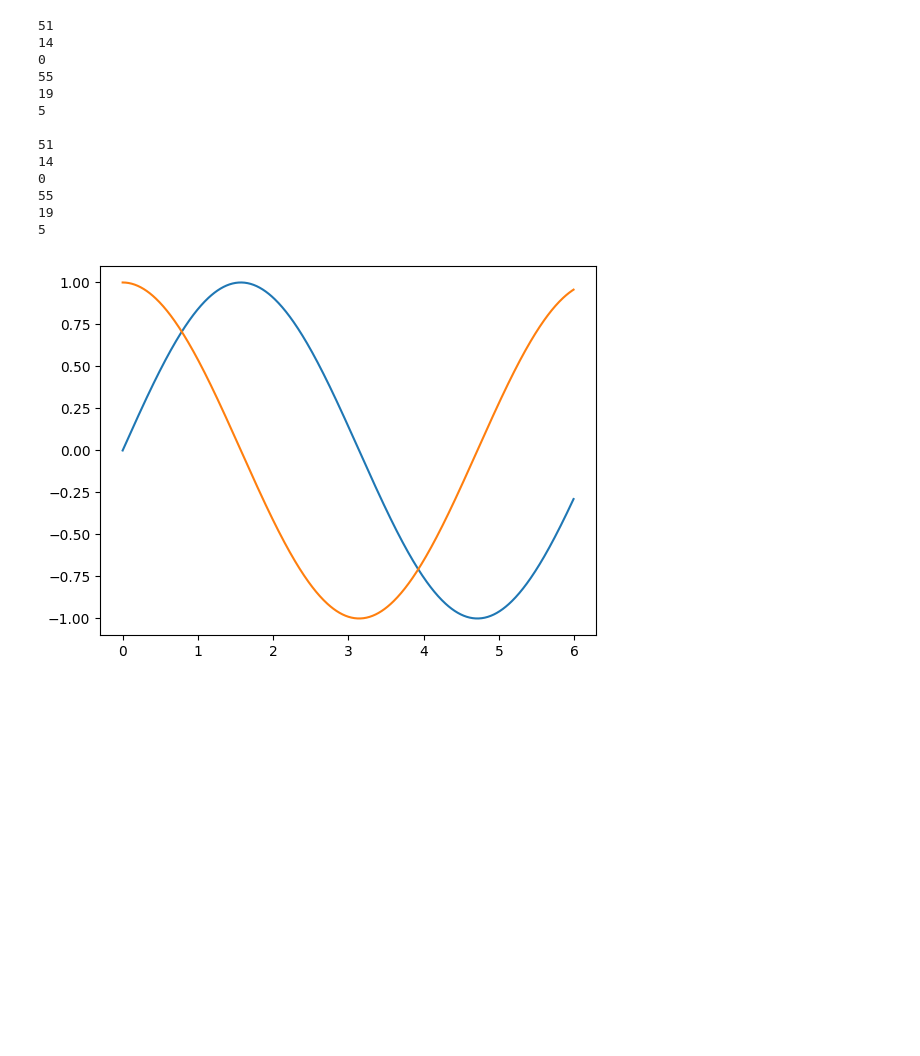
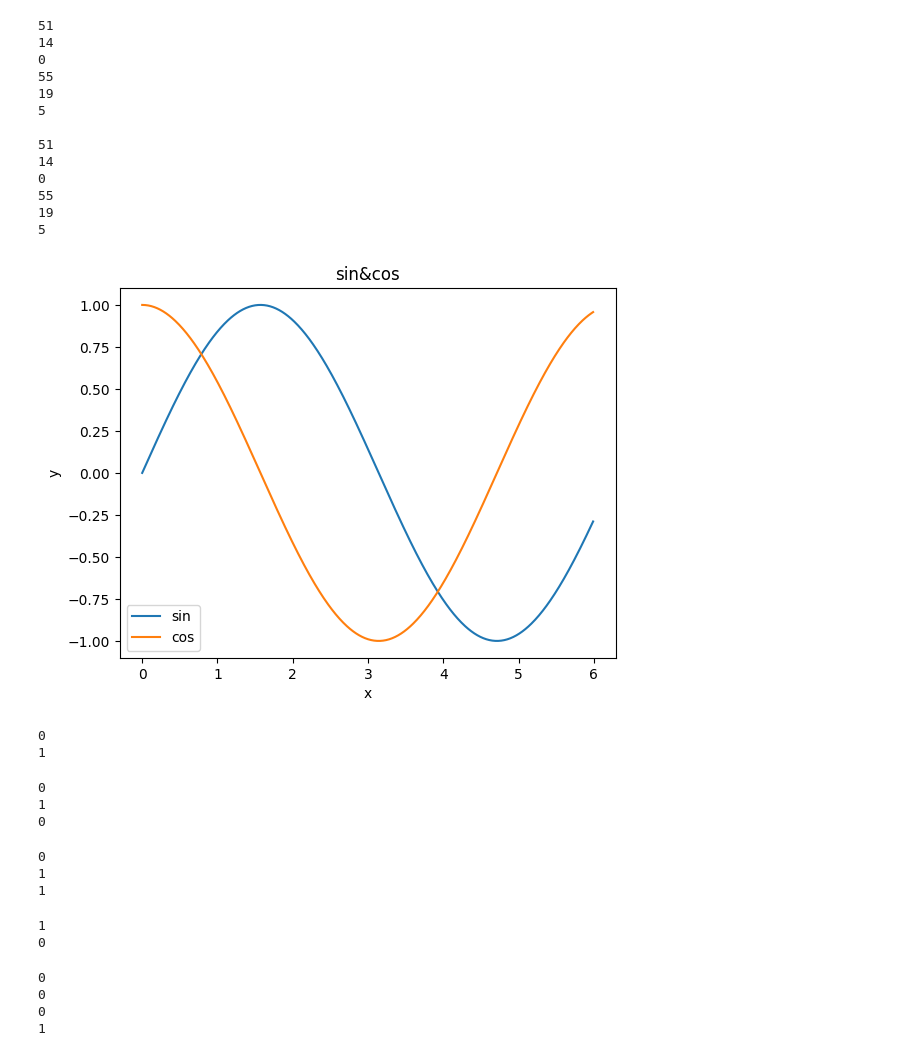
Before and after one commit to kgh2895/4-1-code, a Jupyter notebook: DL.ipynb, the cells around one changed output. Cells and saved outputs as stored; diff of their text form; code cells hidden in the pictures; blank space fills up the shorter version.

```diff
--- a/DL.ipynb
+++ b/DL.ipynb
@@ -119,12 +124,86 @@ for col in range(len(x[0])):
 19
 5
 # %%
+#pyplot
 x = np.arange(0,6,0.01)
 y = np.sin(x)
 z = np.cos(x)
 
-plt.plot(x,y)
-plt.plot(x,z)
+plt.plot(x,y,label = 'sin')
+plt.plot(x,z, label = 'cos')
+plt.legend()
+plt.xlabel("x")
+plt.ylabel("y")
+plt.title('sin&cos')
 plt.show()
 # %% [output]
-[figure, old version]
+[figure, new version]
+# %%
+#chaper 2 퍼셉트론
+x1 = 1
+x2 = 2
+def perceptron(x1,x2,z):
+    z = 100
+    w1 = 10
+    w2 = 20
+    if z > w1*x1 + w2*x2:
+        return 0
+    else: return 1
+
+print(perceptron(9,0,100))
+print(perceptron(9,1,100))
+# %% [output]
+0
+1
+# %%
+#2.2 AND, NAND, OR
+
+def and_gate(x1,x2):
+    if x1*x2 == 1:return 1
+    else: return 0
+
+print(and_gate(1,2))
+print(and_gate(1,1))
+print(and_gate(1,0))
+# %% [output]
+0
+1
+0
+# %%
+def nand_gate(x1,x2):
+    if x1*x2 == 1: return 0
+    else: return 1
+print(nand_gate(1,1))
+print(nand_gate(1,0))
+print(nand_gate(0,0))
+# %% [output]
+0
+1
+1
+# %%
+def or_gate(x1,x2):
+    if x1 or x2 == 1: return 1
+    else: return 0
+
+print(or_gate(1,0))
+print(or_gate(0,0))
+# %% [output]
+1
+0
+# %%
+#2.3 퍼셉트론 구현하기 p.30
+def AND(x1,x2):
+    w1, w2, z = 0.5, 0.5, 0.7
+    tmp = w1*x1 + w2*x2
+    if tmp > z: return 1
+    else: return 0
+
+print(AND(0,0))
+print(AND(1,0))
+print(AND(0,1))
+print(AND(1,1))
+# %% [output]
+0
+0
+0
+1
```
Also changed, not shown: parts of 7 cells of this notebook, 1 other file.
